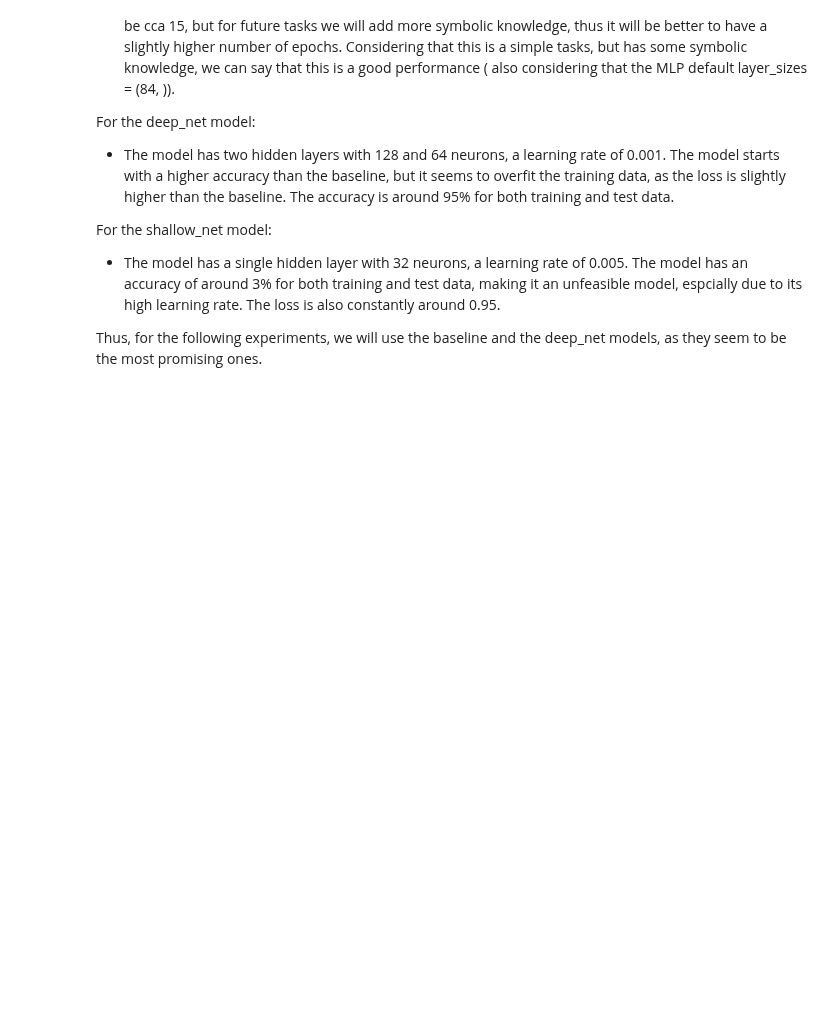
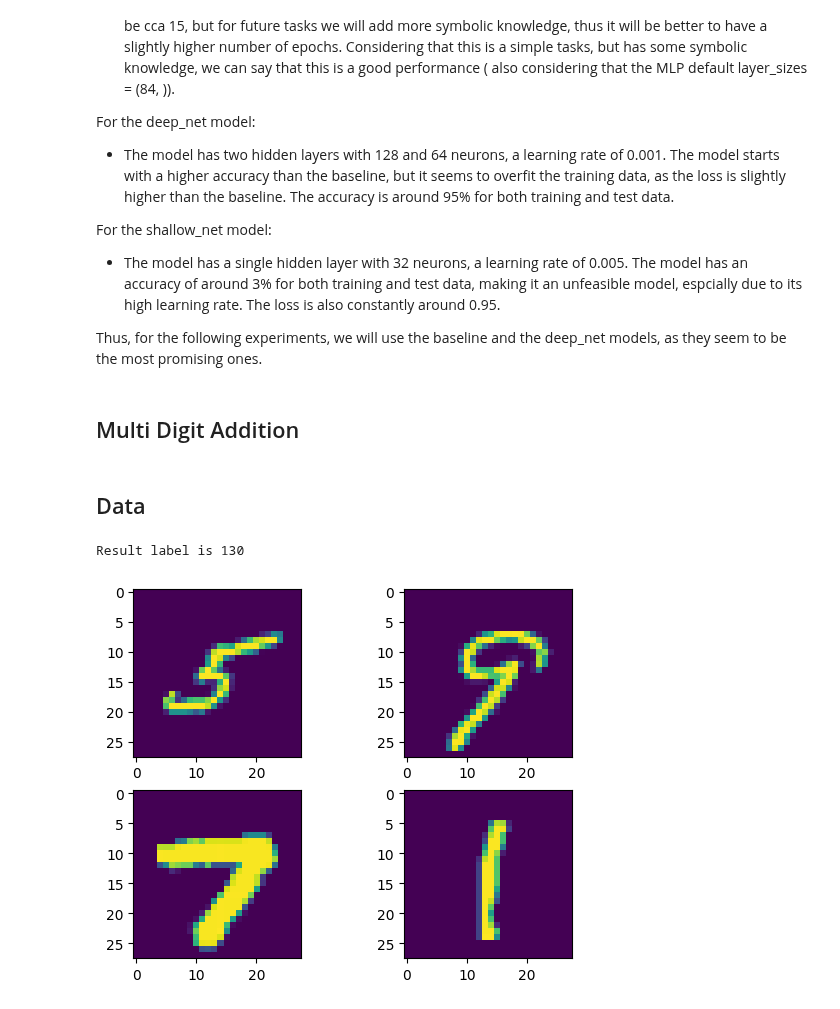
Before and after one commit to myriamcg/NeSy-vs-Backdoors, a Jupyter notebook: logictensornetwork/examples/mnist/all_experiments_mnist.ipynb, the cells around one changed output. Saved outputs shown, nothing was run; the diff lists cells and outputs as text; code cells hidden in the pictures; blank space fills up the shorter version.

Commit message:
added experiments on multi_digits_addition

```diff
--- a/logictensornetwork/examples/mnist/all_experiments_mnist.ipynb
+++ b/logictensornetwork/examples/mnist/all_experiments_mnist.ipynb
@@ -261,3 +261,30 @@ For the shallow_net model:
 
 
 Thus, for the following experiments, we will use the baseline and the deep_net models, as they seem to be the most promising ones.
+# %% [markdown]
+## Multi Digit Addition
+# %% [markdown]
+## Data
+# %%
+ds_train_multi_digit, ds_test_multi_digit = data.get_mnist_op_dataset(
+        count_train=3000,
+        count_test=1000,
+        buffer_size=3000,
+        batch_size=16,
+        n_operands=4,
+        op=lambda args: 10*args[0]+args[1]+10*args[2]+args[3])
+
+# Visualize one example
+x1, x2, y1, y2, z = next(ds_train_multi_digit.as_numpy_iterator())
+plt.subplot(221)
+plt.imshow(x1[0][:,:,0])
+plt.subplot(222)
+plt.imshow(x2[0][:,:,0])
+plt.subplot(223)
+plt.imshow(y1[0][:,:,0])
+plt.subplot(224)
+plt.imshow(y2[0][:,:,0])
+print("Result label is %i" % z[0])
+# %% [output]
+Result label is 130
+[figure, added]
```
Also changed, not shown: parts of 15 cells of this notebook.
